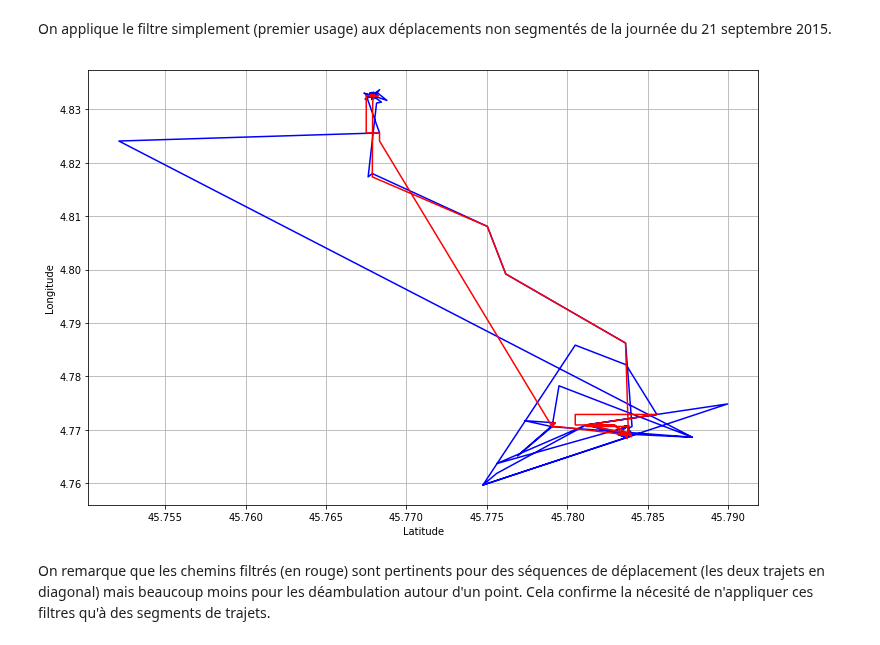
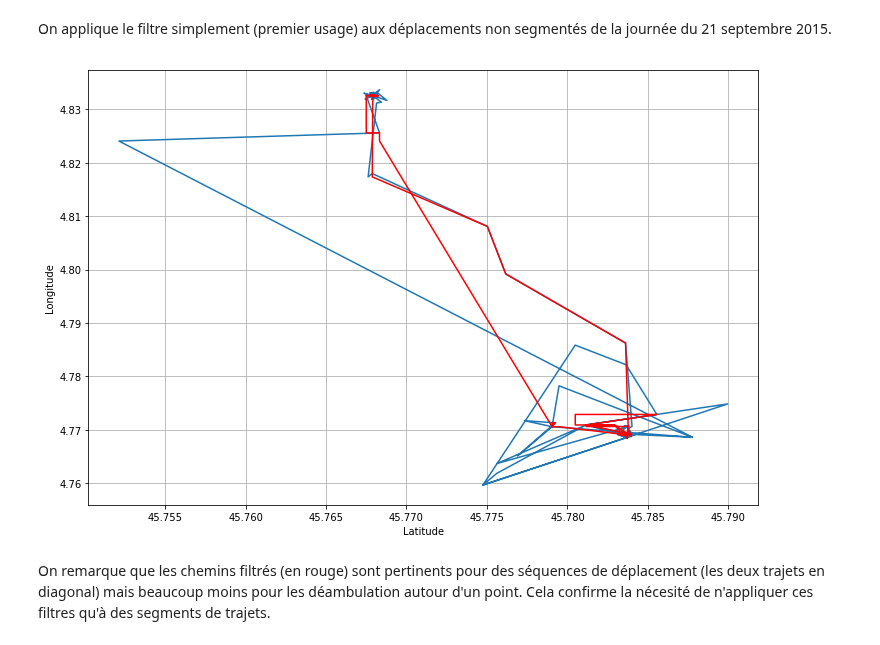
Before and after one commit to AmigoCap/GPSFlow, a Jupyter notebook: 2-25janv.ipynb, the cells around one changed output. Cells and saved outputs as stored; diff of their text form; code cells hidden in the pictures.

```diff
--- a/2-25janv.ipynb
+++ b/2-25janv.ipynb
@@ -240,15 +245,15 @@ long_original = data['longitude'].values
 # %%
 plt.figure(figsize=(12,8))
 plt.grid(True)
 plt.xlabel('Latitude')
 plt.ylabel('Longitude')
-plt.plot(lat_original, long_original, 'b')
+plt.plot(lat_original, long_original)
 plt.plot(lat_filtered, long_filtered, 'r')
 
 plt.savefig('2-files/meanFilter.png')
 plt.show()
 # %% [output]
-[figure, old version]
+[figure, new version]
 # %% [markdown]
 On remarque que les chemins filtrés (en rouge) sont pertinents pour des séquences de déplacement (les deux trajets en diagonal) mais beaucoup moins pour les déambulation autour d'un point. Cela confirme la nécesité de n'appliquer ces filtres qu'à des segments de trajets.
 # %% [markdown]
```
Also changed, not shown: parts of 3 cells of this notebook.
